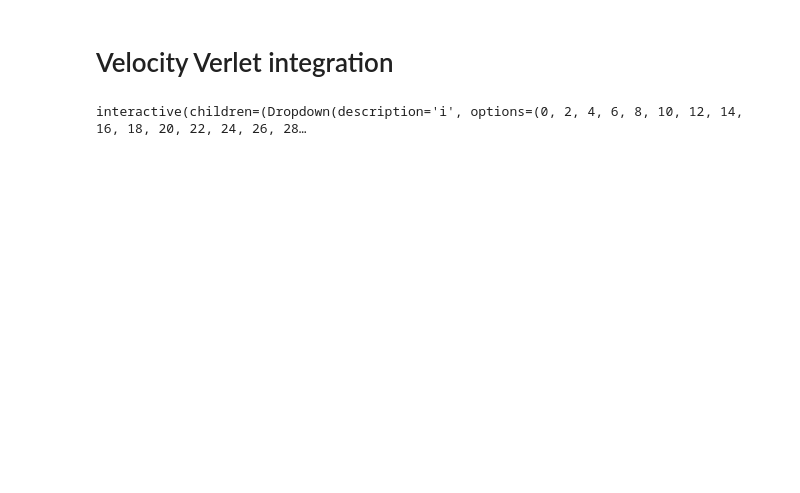
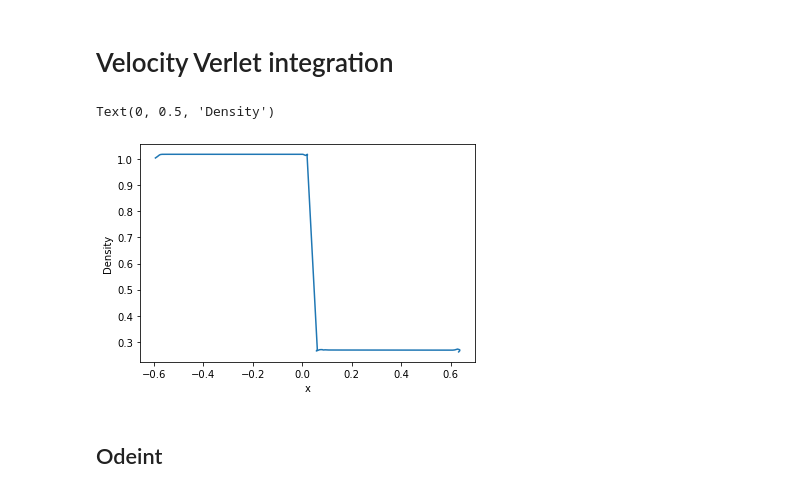
Before and after one commit to salinashds/sph_water, a Jupyter notebook: Shock_Tube.ipynb, the cells around one changed output. Saved outputs shown, nothing was run; the diff lists cells and outputs as text; code cells hidden in the pictures; blank space fills up the shorter version.

```diff
--- a/Shock_Tube.ipynb
+++ b/Shock_Tube.ipynb
@@ -364,7 +294,7 @@ dt = 5E-2
 T   = np.arange(0,5, dt/2)
 
 len(T)
-T = T[0:300]
+T = T[0:80]
 n = len(T)
 # %%
 dxdt, dvdt,dρdt,dedt = force_per_particle(pos, vel, ρ, e,mass, h,NP)
@@ -386,7 +316,7 @@ e_p       = np.zeros((n, NP))
 velocidad = np.zeros((n, NP))
 
 #Initial values/
-r[0]    = x
+r[0]    = pos
 v[0]    = vel
 a[0]    = dvdt
 _ρ_[0]  = ρ
@@ -426,14 +356,18 @@ for i in range(0, k, 2):
 
     v[i + 2] = v[i + 1] + 0.5 * dt * a[i+2]
 # %%
-@interact
-def grap( i = np.arange(0, 80, 2)):
-    plt.plot(r[i],_ρ_[i])
-    plt.xlabel("x")
-    plt.ylabel("Density")
-    #plt.ylim(-1,2)
-    #plt.xlim(-0.6,0.6)
-    return plt.figure()
-    #plt.xlim(1250, 1800)
+#@interact
+#def grap( i = np.arange(180,198 , 2)):
+i=62
+plt.plot(r[i],_ρ_[i])
+plt.xlabel("x")
+plt.ylabel("Density")
+#plt.ylim(-1,2)
+#plt.xlim(-0.6,0.6)
+#return plt.figure()
+#plt.xlim(1250, 1800)
 # %% [output]
-interactive(children=(Dropdown(description='i', options=(0, 2, 4, 6, 8, 10, 12, 14, 16, 18, 20, 22, 24, 26, 28…
+Text(0, 0.5, 'Density')
+[figure, added]
+# %% [markdown]
+## Odeint
```
Also changed, not shown: parts of 12 cells of this notebook.
